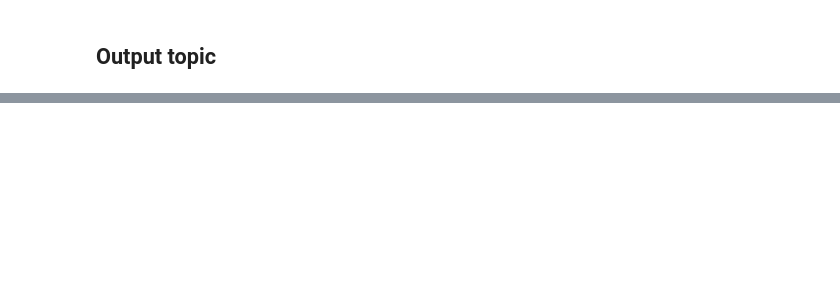
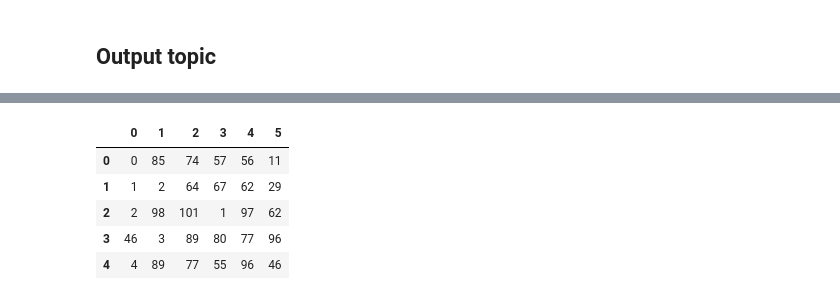
Before and after one commit to bohao-cao/uw-lda, a Jupyter notebook: lda.ipynb, the cells around one changed output, grey strips where cells are left out. Saved outputs shown, nothing was run; the diff lists cells and outputs as text; code cells hidden in the pictures; blank space fills up the shorter version.

Commit message:
update code with similarity search

```diff
--- a/lda.ipynb
+++ b/lda.ipynb
@@ -359,0 +430,38 @@ model_10_result
+# %%
+def create_document_topic_distribution_matrix(model, corpus, num_topics=25):
+    """
+    This function create a 2D matrix M that has dimension of num_document X num_topics.
+    M(i,j) is the weight of topic j for document i.
+    """
+    topic_distribution = []
+    for document_topics in model.get_document_topics(bow=corpus):
+        documenet_topic_dist = [0]*num_topics
+        for document_id, topic_dist in document_topics:
+            documenet_topic_dist[document_id] = topic_dist
+        topic_distribution.append(documenet_topic_dist)
+
+    return topic_distribution
+
+
+from scipy.spatial import distance
+
+def perform_jensens_hannon_similarity_search(topic_distribution_list, k=5):
+    """
+    Perform brute force similairty search for all the documents in the topic_distriction_list
+    using jensens hannon approach, and keep the closest k+1(document)
+    """
+    num_documents = len(topic_distribution_list)
+    result = []
+    for query_document_id in range(num_documents):
+        distances = []
+        for search_document_id in range(num_documents):
+            distance_ = distance.jensenshannon(
+                topic_distribution_list[query_document_id],
+                topic_distribution_list[search_document_id]
+            )
+            distances.append(distance_)
+        result.append(np.array(distances).argsort()[:k+1])
+
+    return result
+# %%
+topic_dist = create_document_topic_distribution_matrix(corpus_25, bow_corpus, 25)
@@ -359,0 +488,12 @@ model_10_result
+# %%
+result = perform_jensens_hannon_similarity_search(topic_dist)
+# %%
+result_df = pd.DataFrame(result)
+result_df.head()
+# %% [output]
+|  | 0 | 1 | 2 | 3 | 4 | 5 |
+| 0 | 0 | 85 | 74 | 57 | 56 | 11 |
+| 1 | 1 | 2 | 64 | 67 | 62 | 29 |
+| 2 | 2 | 98 | 101 | 1 | 97 | 62 |
+| 3 | 46 | 3 | 89 | 80 | 77 | 96 |
+| 4 | 4 | 89 | 77 | 55 | 96 | 46 |
```
Also changed, not shown: parts of 26 cells of this notebook.
